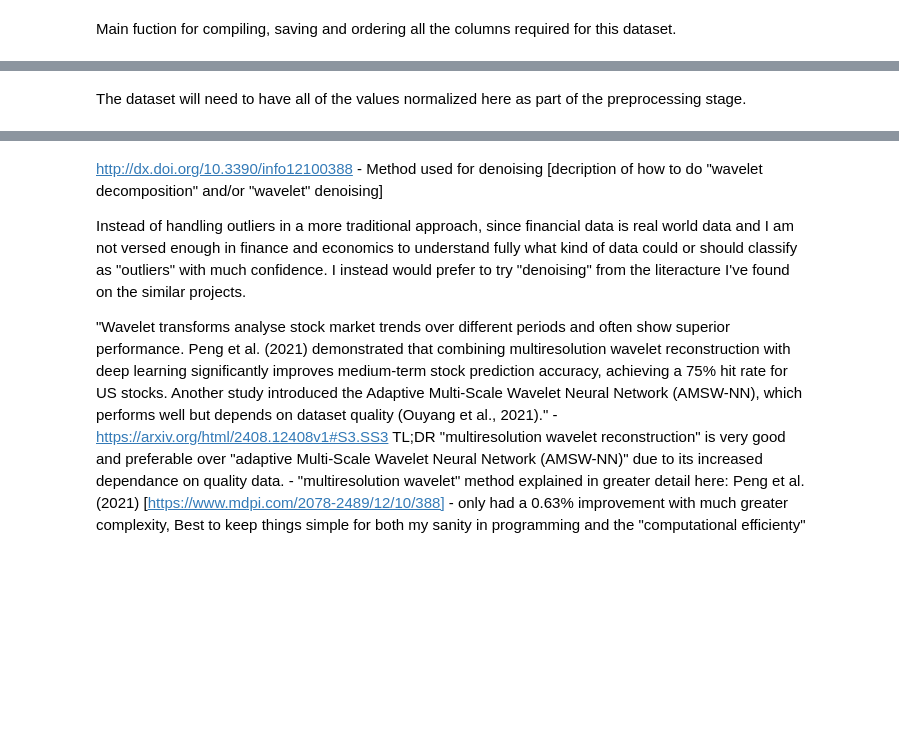
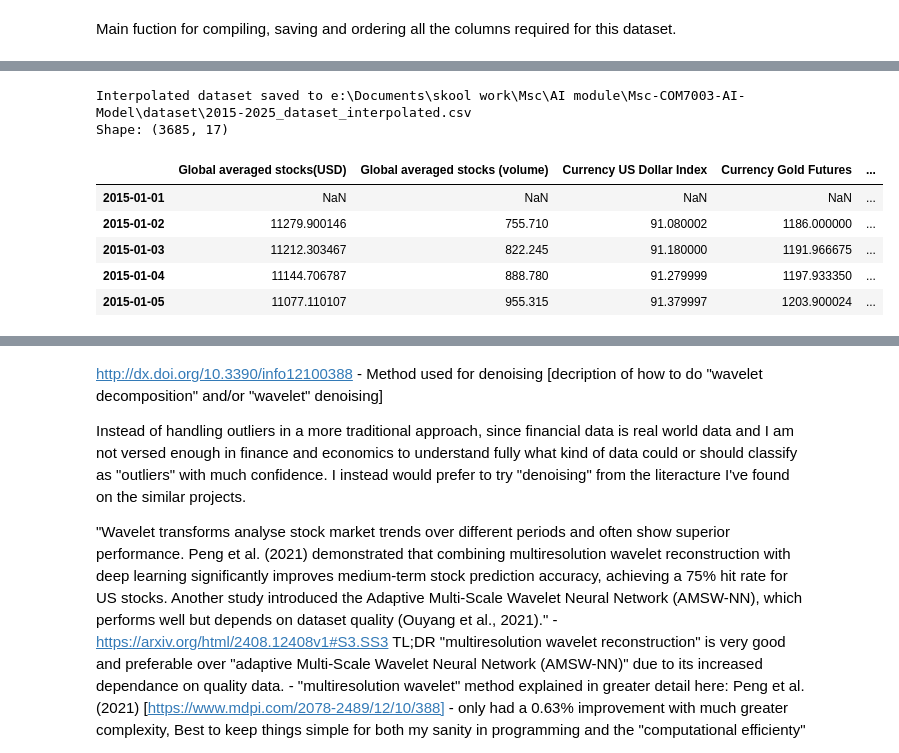
Before and after one commit to HazelHS/Msc-COM7003-AI-Model, a Jupyter notebook: dataset.ipynb, the cells around one changed output, grey strips where cells are left out. Cells and saved outputs as stored; diff of their text form; code cells hidden in the pictures; blank space fills up the shorter version.

```diff
--- a/dataset.ipynb
+++ b/dataset.ipynb
@@ -417,19 +509,27 @@ At this point, provided that the code all runs correctly. We should have a datas
 # %%
 # Load the saved dataset
 df = pd.read_csv(output_path, index_col=0, parse_dates=True)
 
 # Interpolate each column based on its data type
 for column in df.columns:
     # For all other metrics (prices, volumes, etc), use linear interpolation
     df[column] = df[column].interpolate(method='linear', limit=5)
 
-# We will need to remove the first row of data as it contains null entries and there is no way to interpolate it.
-df = df.iloc[1:]
-
 # Save the interpolated dataset with a new name
 interpolated_path = output_dir / "2015-2025_dataset_interpolated.csv"
 df.to_csv(interpolated_path)
+
 print(f"\nInterpolated dataset saved to {interpolated_path}")
 print(f"Shape: {df.shape}")
+
+# display first five entries, validation.
+df.head()
+# %% [output]
+Interpolated dataset saved to e:\Documents\skool work\Msc\AI module\Msc-COM7003-AI-Model\dataset\2015-2025_dataset_interpolated.csv
+Shape: (3685, 17)
+|  | Global averaged stocks(USD) | Global averaged stocks (volume) | Currency US Dollar Index | Currency Gold Futures | ... |
+| 2015-01-01 | NaN | NaN | NaN | NaN | ... |
+| 2015-01-02 | 11279.900146 | 755.710 | 91.080002 | 1186.000000 | ... |
+| 2015-01-03 | 11212.303467 | 822.245 | 91.180000 | 1191.966675 | ... |
+| 2015-01-04 | 11144.706787 | 888.780 | 91.279999 | 1197.933350 | ... |
+| 2015-01-05 | 11077.110107 | 955.315 | 91.379997 | 1203.900024 | ... |
-# %% [markdown]
-The dataset will need to have all of the values normalized here as part of the preprocessing stage.
```
Also changed, not shown: parts of 22 cells of this notebook, 1 other file.
